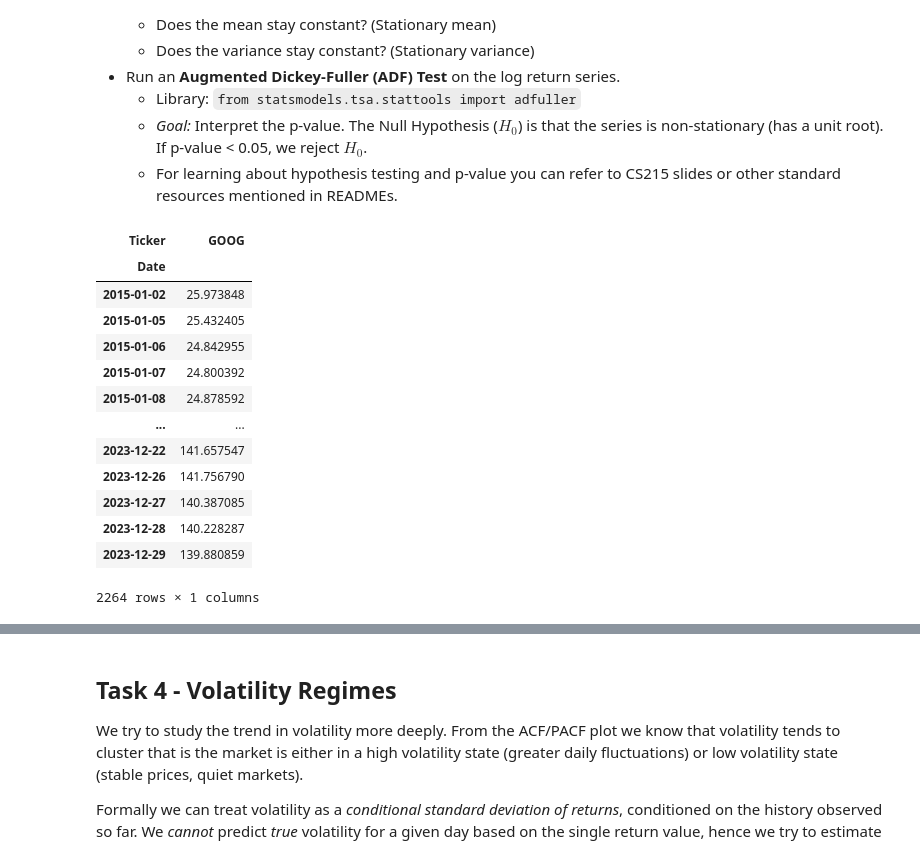
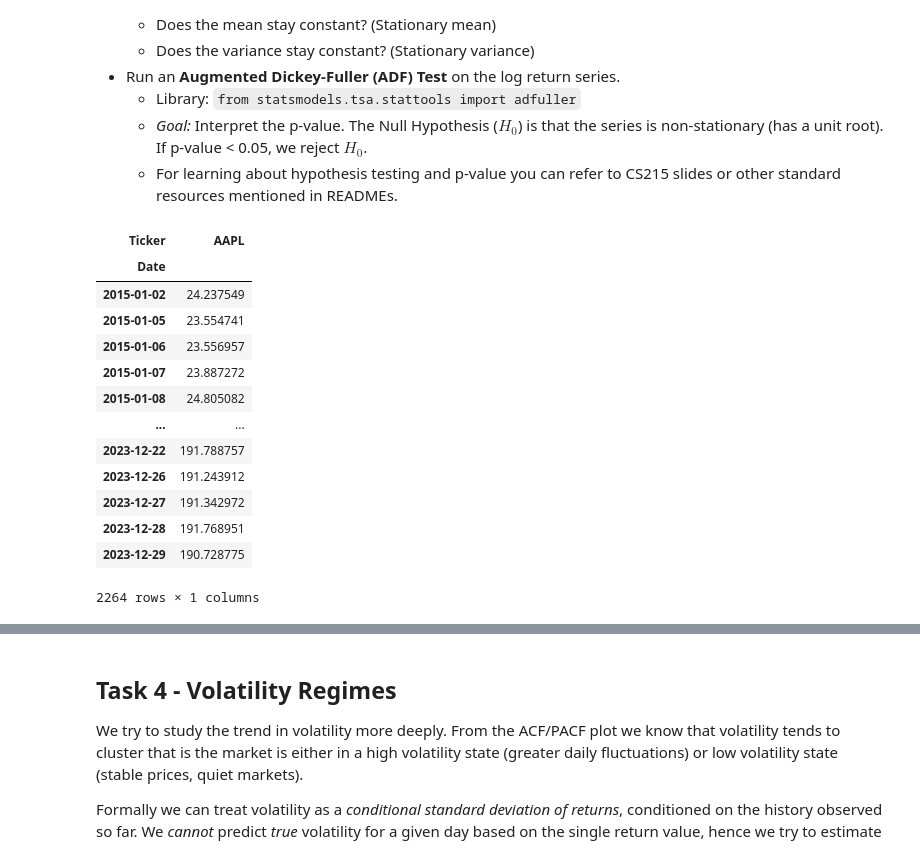
Before and after one commit to omeganebula4/Predict2Optimize-WiDS-2025, a Jupyter notebook: week1/task1.ipynb, the cells around one changed output, grey strips where cells are left out. Drawn from its saved outputs; the diff is of its cells as text; code cells hidden in the pictures.

```diff
--- a/week1/task1.ipynb
+++ b/week1/task1.ipynb
@@ -154,21 +166,21 @@ plt.legend()
     * *Goal:* Interpret the p-value. The Null Hypothesis ($H_0$) is that the series is non-stationary (has a unit root). If p-value < 0.05, we reject $H_0$.
     * For learning about hypothesis testing and p-value you can refer to CS215 slides or other standard resources mentioned in READMEs.
 # %%
-asset = "GOOG"
-google_data = long_term_data[[asset]].copy()
-google_data
+asset = "AAPL"
+asset_data = long_term_data[[asset]].copy()
+asset_data
 # %% [output]
-| Ticker | GOOG |
+| Ticker | AAPL |
 | Date |  |
-| 2015-01-02 | 25.973848 |
-| 2015-01-05 | 25.432405 |
-| 2015-01-06 | 24.842955 |
-| 2015-01-07 | 24.800392 |
-| 2015-01-08 | 24.878592 |
+| 2015-01-02 | 24.237549 |
+| 2015-01-05 | 23.554741 |
+| 2015-01-06 | 23.556957 |
+| 2015-01-07 | 23.887272 |
+| 2015-01-08 | 24.805082 |
 | ... | ... |
-| 2023-12-22 | 141.657547 |
-| 2023-12-26 | 141.756790 |
-| 2023-12-27 | 140.387085 |
-| 2023-12-28 | 140.228287 |
-| 2023-12-29 | 139.880859 |
+| 2023-12-22 | 191.788757 |
+| 2023-12-26 | 191.243912 |
+| 2023-12-27 | 191.342972 |
+| 2023-12-28 | 191.768951 |
+| 2023-12-29 | 190.728775 |
 2264 rows × 1 columns
```
Also changed, not shown: parts of 14 cells of this notebook.
